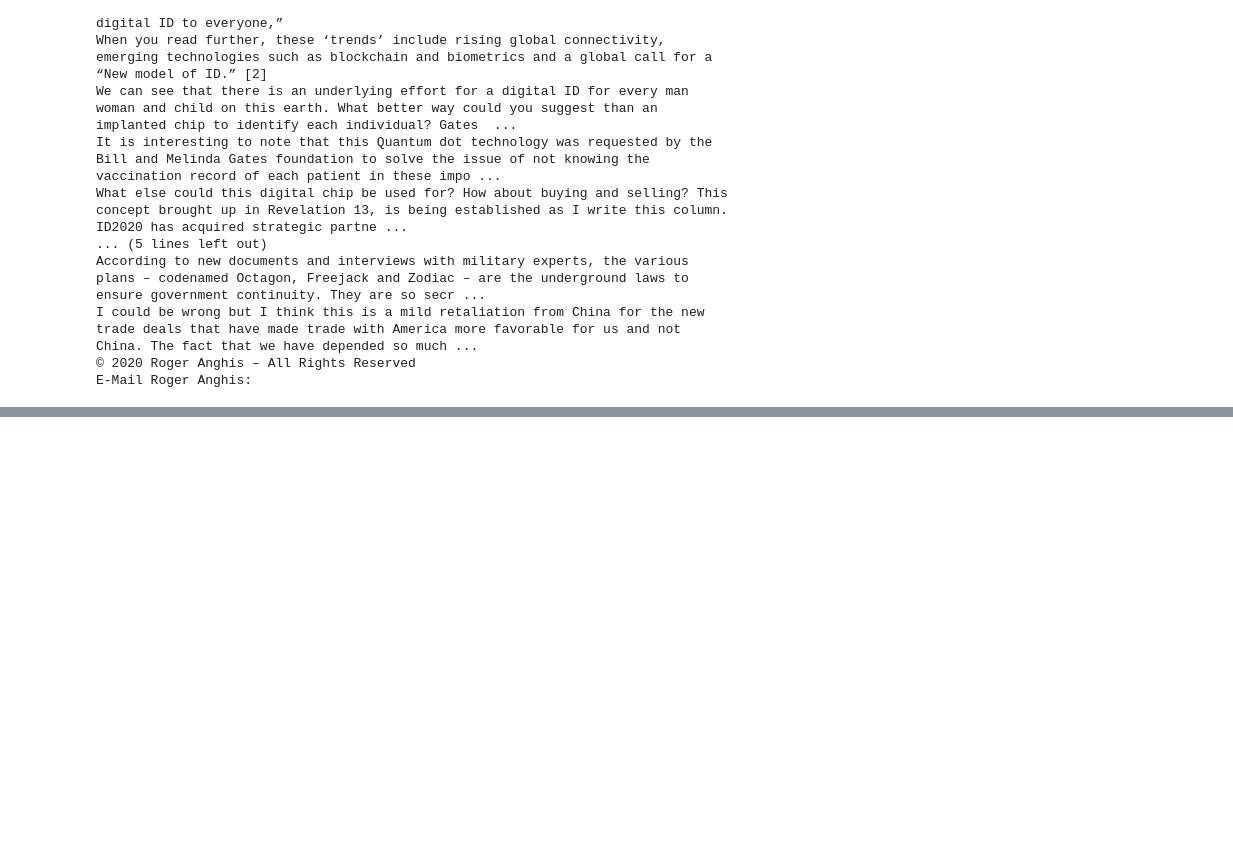
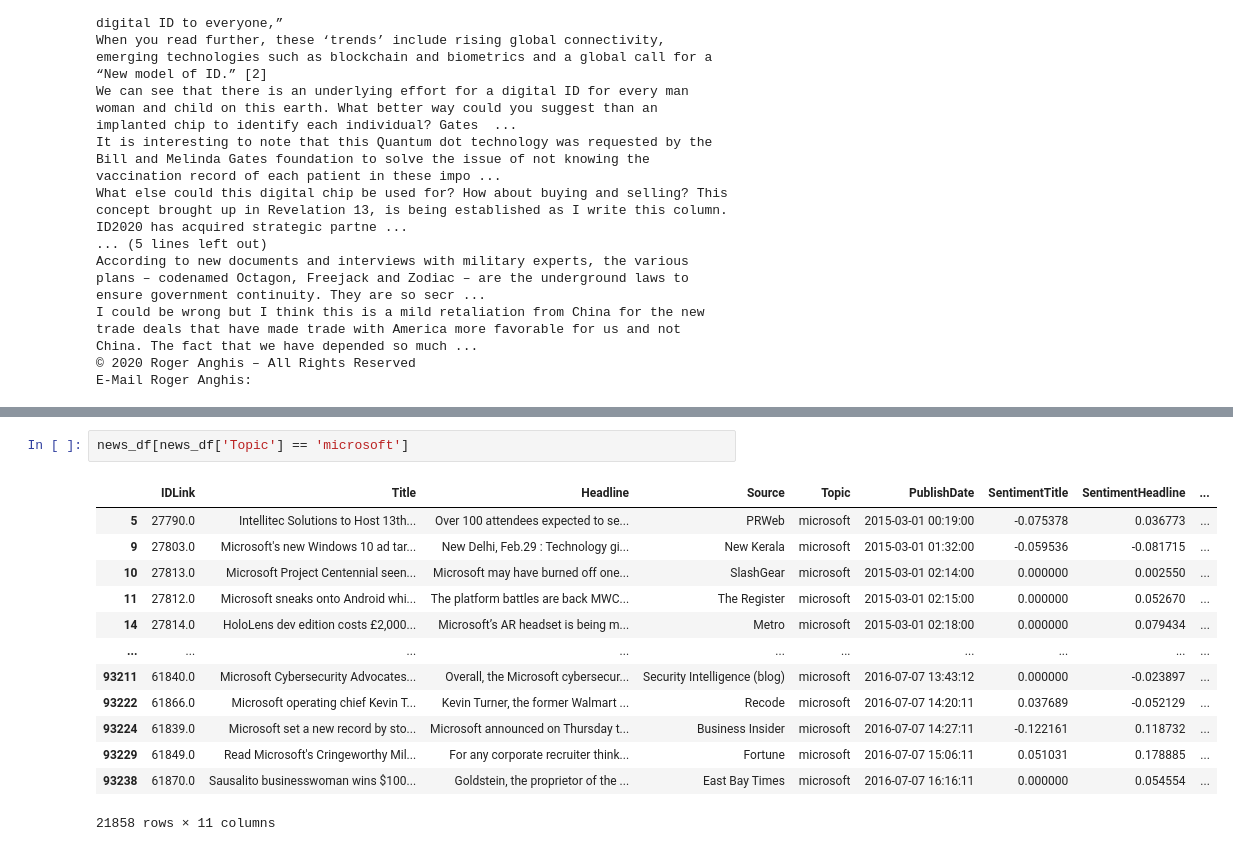
Before and after one commit to mahmoudSalim/financial-news-data-eda, a Jupyter notebook: Webhose EDA.ipynb, the cells around one changed output, grey strips where cells are left out. Saved outputs shown, nothing was run; the diff lists cells and outputs as text; blank space fills up the shorter version.

```diff
--- a/Webhose EDA.ipynb
+++ b/Webhose EDA.ipynb
@@ -519,0 +759,16 @@ E-Mail Roger Anghis:
+# %%
+news_df[news_df['Topic'] == 'microsoft']
+# %% [output]
+|  | IDLink | Title | Headline | Source | Topic | PublishDate | SentimentTitle | SentimentHeadline | ... |
+| 5 | 27790.0 | Intellitec Solutions to Host 13th... | Over 100 attendees expected to se... | PRWeb | microsoft | 2015-03-01 00:19:00 | -0.075378 | 0.036773 | ... |
+| 9 | 27803.0 | Microsoft's new Windows 10 ad tar... | New Delhi, Feb.29 : Technology gi... | New Kerala | microsoft | 2015-03-01 01:32:00 | -0.059536 | -0.081715 | ... |
+| 10 | 27813.0 | Microsoft Project Centennial seen... | Microsoft may have burned off one... | SlashGear | microsoft | 2015-03-01 02:14:00 | 0.000000 | 0.002550 | ... |
+| 11 | 27812.0 | Microsoft sneaks onto Android whi... | The platform battles are back MWC... | The Register | microsoft | 2015-03-01 02:15:00 | 0.000000 | 0.052670 | ... |
+| 14 | 27814.0 | HoloLens dev edition costs £2,000... | Microsoft’s AR headset is being m... | Metro | microsoft | 2015-03-01 02:18:00 | 0.000000 | 0.079434 | ... |
+| ... | ... | ... | ... | ... | ... | ... | ... | ... | ... |
+| 93211 | 61840.0 | Microsoft Cybersecurity Advocates... | Overall, the Microsoft cybersecur... | Security Intelligence (blog) | microsoft | 2016-07-07 13:43:12 | 0.000000 | -0.023897 | ... |
+| 93222 | 61866.0 | Microsoft operating chief Kevin T... | Kevin Turner, the former Walmart ... | Recode | microsoft | 2016-07-07 14:20:11 | 0.037689 | -0.052129 | ... |
+| 93224 | 61839.0 | Microsoft set a new record by sto... | Microsoft announced on Thursday t... | Business Insider | microsoft | 2016-07-07 14:27:11 | -0.122161 | 0.118732 | ... |
+| 93229 | 61849.0 | Read Microsoft's Cringeworthy Mil... | For any corporate recruiter think... | Fortune | microsoft | 2016-07-07 15:06:11 | 0.051031 | 0.178885 | ... |
+| 93238 | 61870.0 | Sausalito businesswoman wins $100... | Goldstein, the proprietor of the ... | East Bay Times | microsoft | 2016-07-07 16:16:11 | 0.000000 | 0.054554 | ... |
+21858 rows × 11 columns
```
Also changed, not shown: parts of 43 cells of this notebook, 11 other files.
